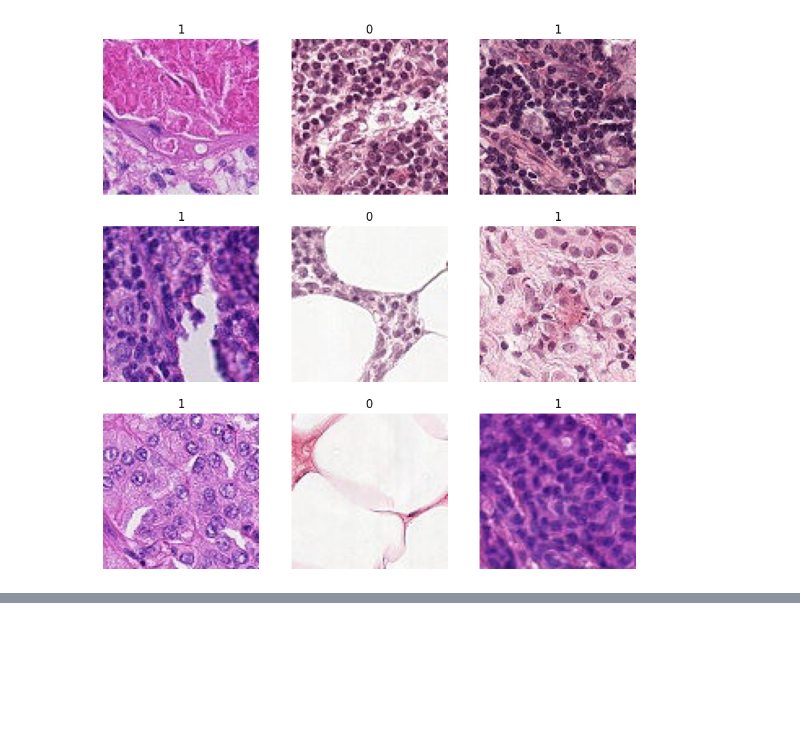
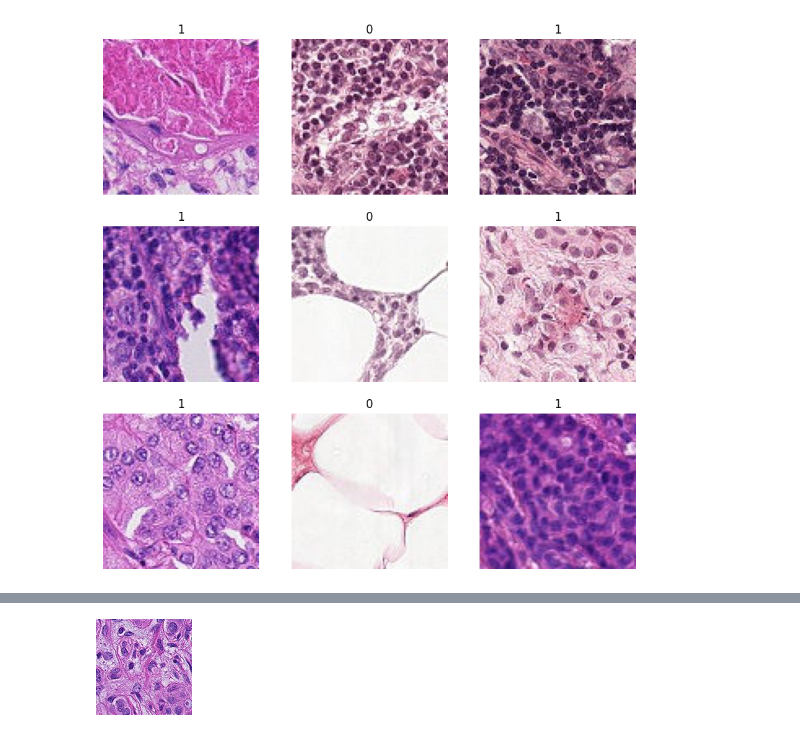
Before and after one commit to bask209/CNNCancerDetection, a Jupyter notebook: week3.ipynb, the cells around one changed output, grey strips where cells are left out. Saved outputs shown, nothing was run; the diff lists cells and outputs as text; code cells hidden in the pictures; blank space fills up the shorter version.

```diff
--- a/week3.ipynb
+++ b/week3.ipynb
@@ -349,0 +384,5 @@ KeyboardInterrupt:
+# %%
+image = keras.utils.load_img(r"O:\Users\Vic\Documents\GitHub\CNNCancerDetection\histopathologic-cancer-detection\test\0aaacbf424f404bd7d78ba6a1e7d84798e75d8cc.tif",target_size=(96,96))
+image
+# %% [output]
+[figure, added]
```
Also changed, not shown: parts of 5 cells of this notebook, 2 other files.
